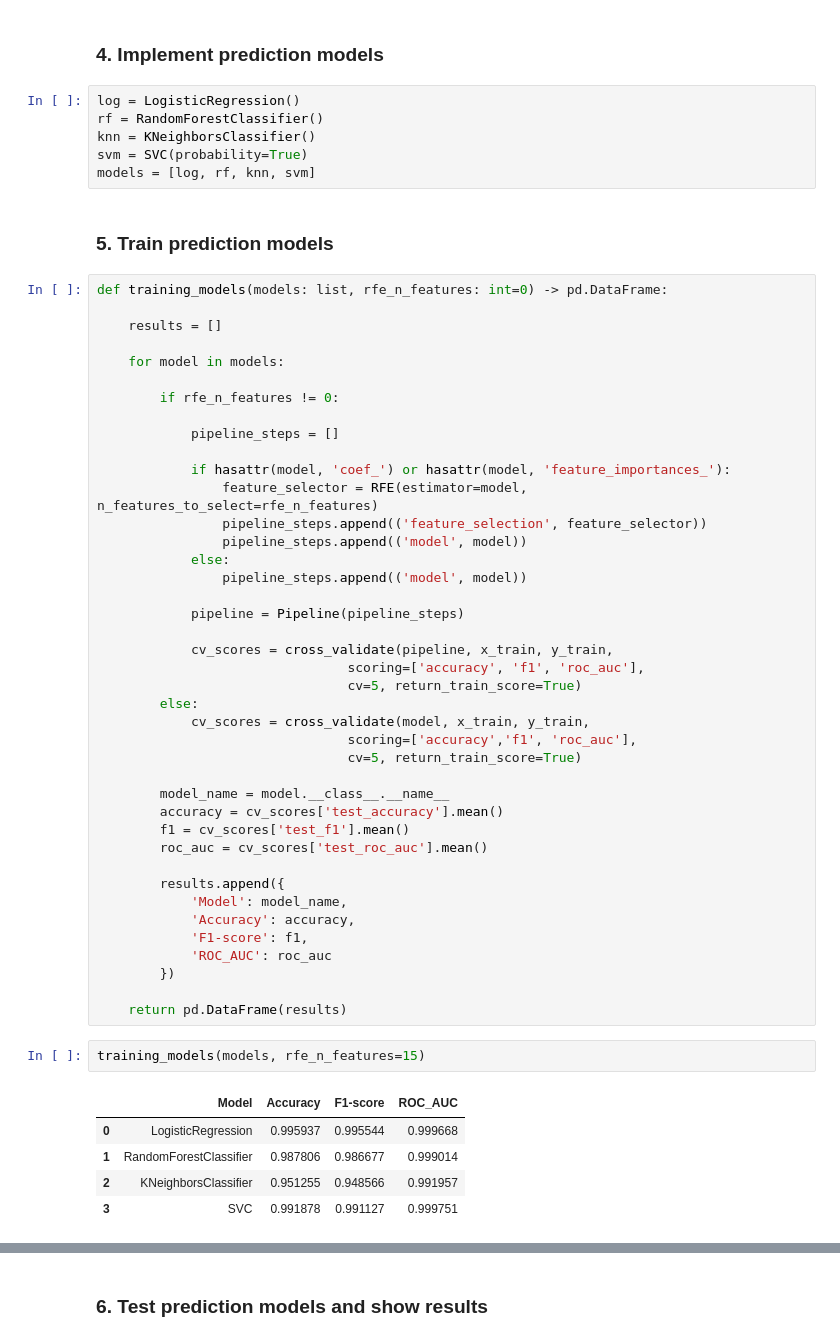
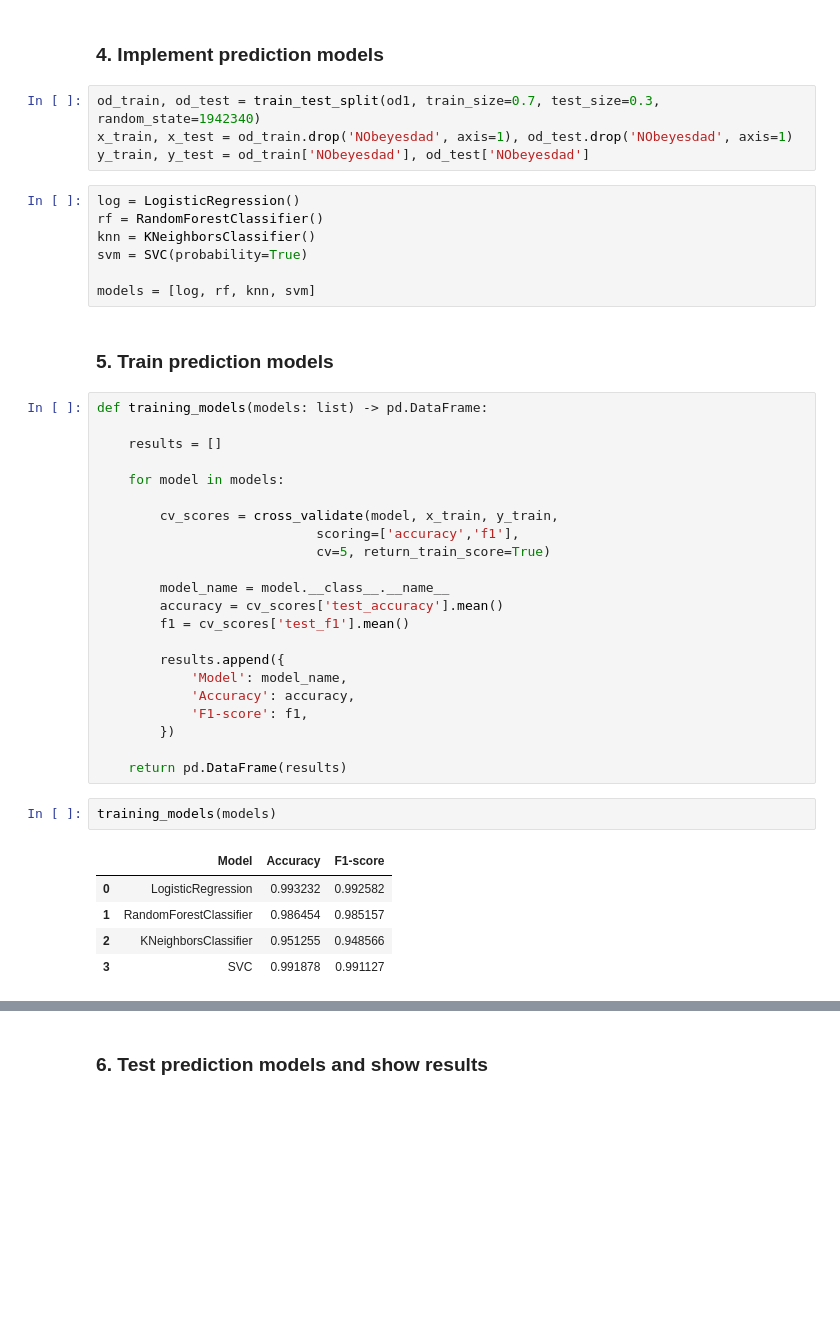
Before and after one commit to secary/compsci7306, a Jupyter notebook: mbd_a1/a1942340_dongjuma_assign1.ipynb, the cells around one changed output, grey strips where cells are left out. Drawn from its saved outputs; the diff is of its cells as text; blank space fills up the shorter version.

```diff
--- a/mbd_a1/a1942340_dongjuma_assign1.ipynb
+++ b/mbd_a1/a1942340_dongjuma_assign1.ipynb
@@ -303,59 +270,45 @@ y_train, y_test = od_train['NObeyesdad'], od_test['NObeyesdad']
 # %% [markdown]
 ### 4. Implement prediction models
+# %%
+od_train, od_test = train_test_split(od1, train_size=0.7, test_size=0.3, random_state=1942340)
+x_train, x_test = od_train.drop('NObeyesdad', axis=1), od_test.drop('NObeyesdad', axis=1)
+y_train, y_test = od_train['NObeyesdad'], od_test['NObeyesdad']
 # %%
 log = LogisticRegression()
 rf = RandomForestClassifier()
 knn = KNeighborsClassifier()
 svm = SVC(probability=True)
+
 models = [log, rf, knn, svm]
 # %% [markdown]
 ### 5. Train prediction models
 # %%
-def training_models(models: list, rfe_n_features: int=0) -> pd.DataFrame:
+def training_models(models: list) -> pd.DataFrame:
 
     results = []
 
     for model in models:
 
-        if rfe_n_features != 0:
-
-            pipeline_steps = []
-
-            if hasattr(model, 'coef_') or hasattr(model, 'feature_importances_'):
-                feature_selector = RFE(estimator=model, n_features_to_select=rfe_n_features)
-                pipeline_steps.append(('feature_selection', feature_selector))
-                pipeline_steps.append(('model', model))
-            else:
-                pipeline_steps.append(('model', model))
-
-            pipeline = Pipeline(pipeline_steps)
-
-            cv_scores = cross_validate(pipeline, x_train, y_train,
-                                scoring=['accuracy', 'f1', 'roc_auc'],
-                                cv=5, return_train_score=True)
-        else:
-            cv_scores = cross_validate(model, x_train, y_train,
-                                scoring=['accuracy','f1', 'roc_auc'],
-                                cv=5, return_train_score=True)
+        cv_scores = cross_validate(model, x_train, y_train,
+                            scoring=['accuracy','f1'],
+                            cv=5, return_train_score=True)
 
         model_name = model.__class__.__name__
         accuracy = cv_scores['test_accuracy'].mean()
         f1 = cv_scores['test_f1'].mean()
-        roc_auc = cv_scores['test_roc_auc'].mean()
 
         results.append({
             'Model': model_name,
             'Accuracy': accuracy,
             'F1-score': f1,
-            'ROC_AUC': roc_auc
         })
 
     return pd.DataFrame(results)
 # %%
-training_models(models, rfe_n_features=15)
+training_models(models)
 # %% [output]
-|  | Model | Accuracy | F1-score | ROC_AUC |
-| 0 | LogisticRegression | 0.995937 | 0.995544 | 0.999668 |
-| 1 | RandomForestClassifier | 0.987806 | 0.986677 | 0.999014 |
-| 2 | KNeighborsClassifier | 0.951255 | 0.948566 | 0.991957 |
-| 3 | SVC | 0.991878 | 0.991127 | 0.999751 |
+|  | Model | Accuracy | F1-score |
+| 0 | LogisticRegression | 0.993232 | 0.992582 |
+| 1 | RandomForestClassifier | 0.986454 | 0.985157 |
+| 2 | KNeighborsClassifier | 0.951255 | 0.948566 |
+| 3 | SVC | 0.991878 | 0.991127 |
```
Also changed, not shown: parts of 18 cells of this notebook.
